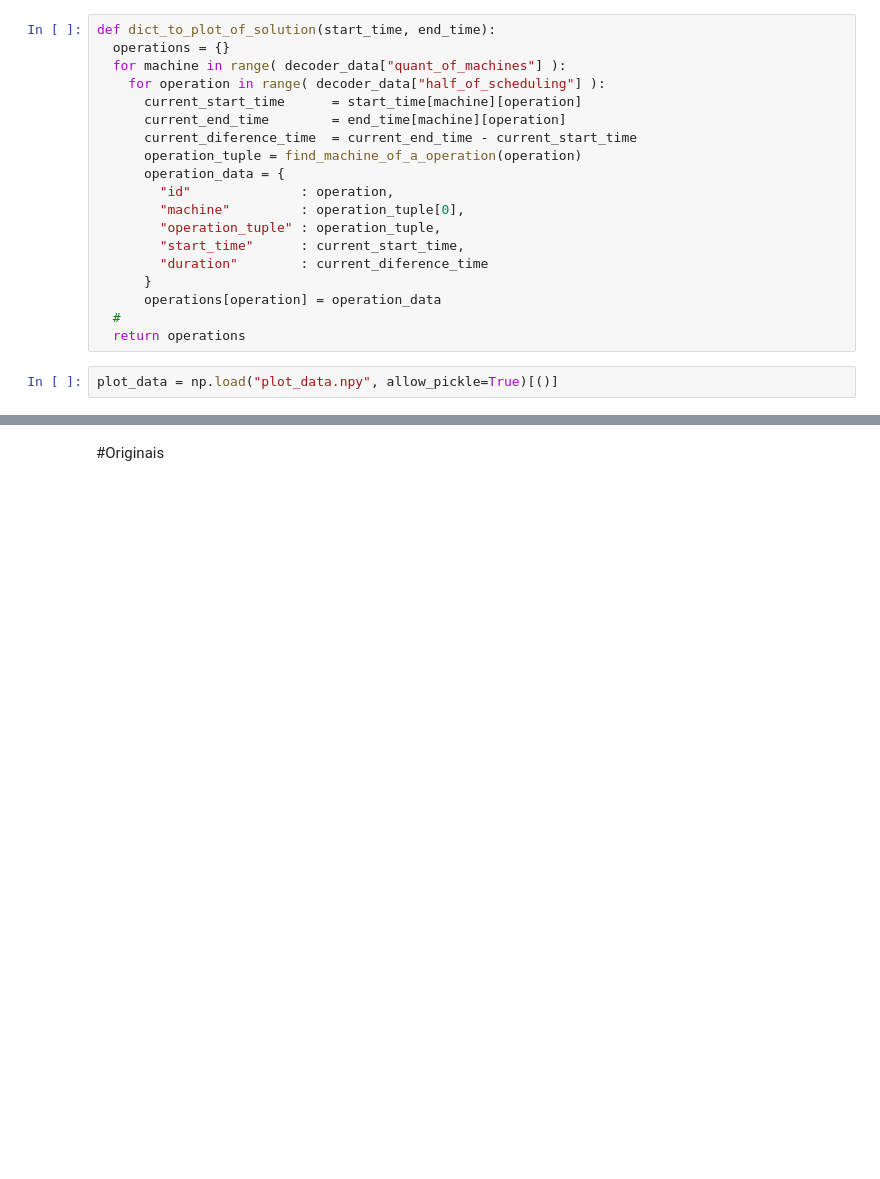
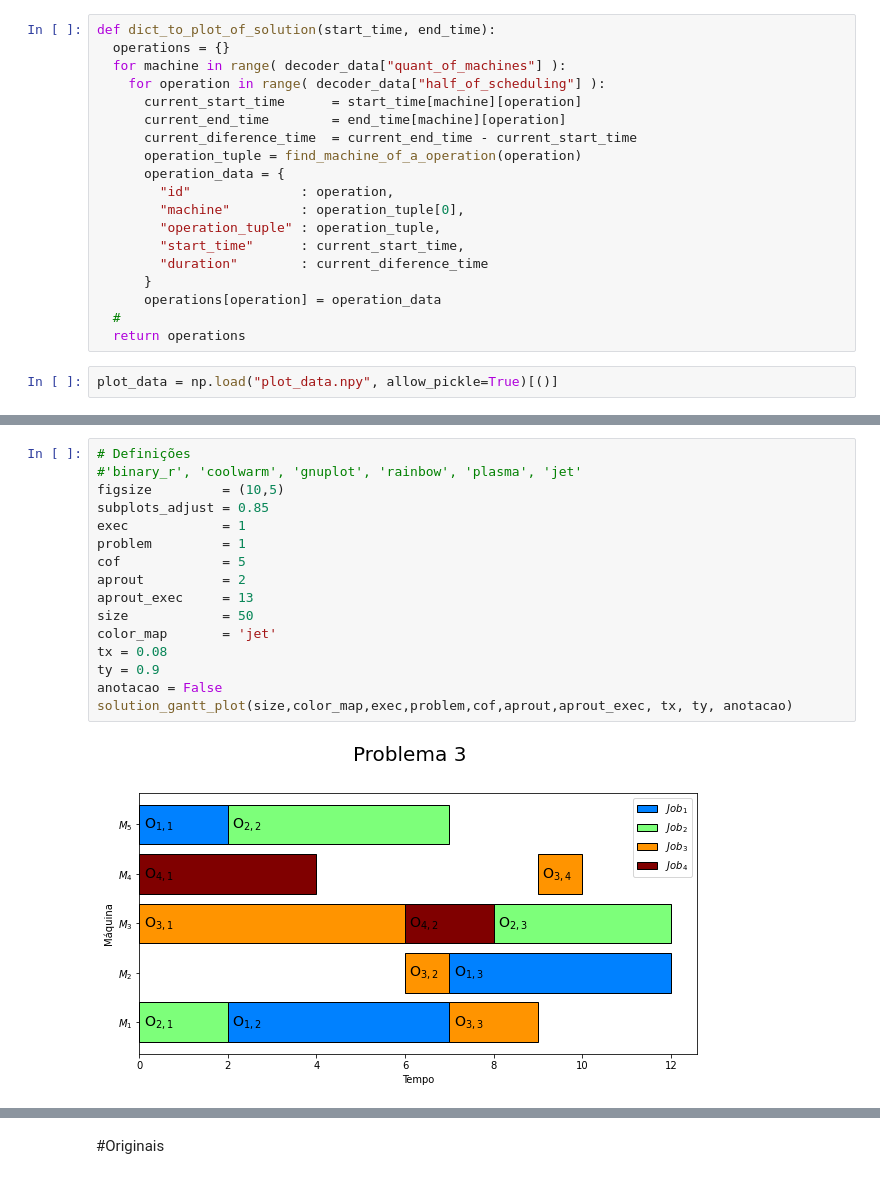
Before and after one commit to MatheusMuriel/PSO, a Jupyter notebook: analiseFunctions/GanttPlot.ipynb, the cells around one changed output, grey strips where cells are left out. Saved outputs shown, nothing was run; the diff lists cells and outputs as text; blank space fills up the shorter version.

Commit message:
Gantt update

```diff
--- a/analiseFunctions/GanttPlot.ipynb
+++ b/analiseFunctions/GanttPlot.ipynb
@@ -112,0 +54,18 @@ plt.show()
+# %%
+# Definições
+#'binary_r', 'coolwarm', 'gnuplot', 'rainbow', 'plasma', 'jet'
+figsize         = (10,5)
+subplots_adjust = 0.85
+exec            = 1
+problem         = 1
+cof             = 5
+aprout          = 2
+aprout_exec     = 13
+size            = 50
+color_map       = 'jet'
+tx = 0.08
+ty = 0.9
+anotacao = False
+solution_gantt_plot(size,color_map,exec,problem,cof,aprout,aprout_exec, tx, ty, anotacao)
+# %% [output]
+[figure, added]
```
Also changed, not shown: parts of 19 cells of this notebook.
